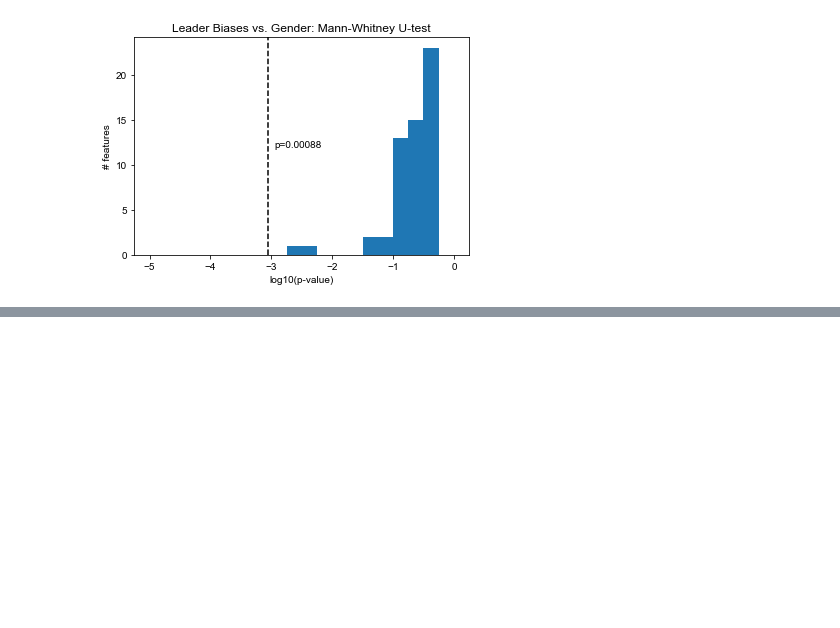
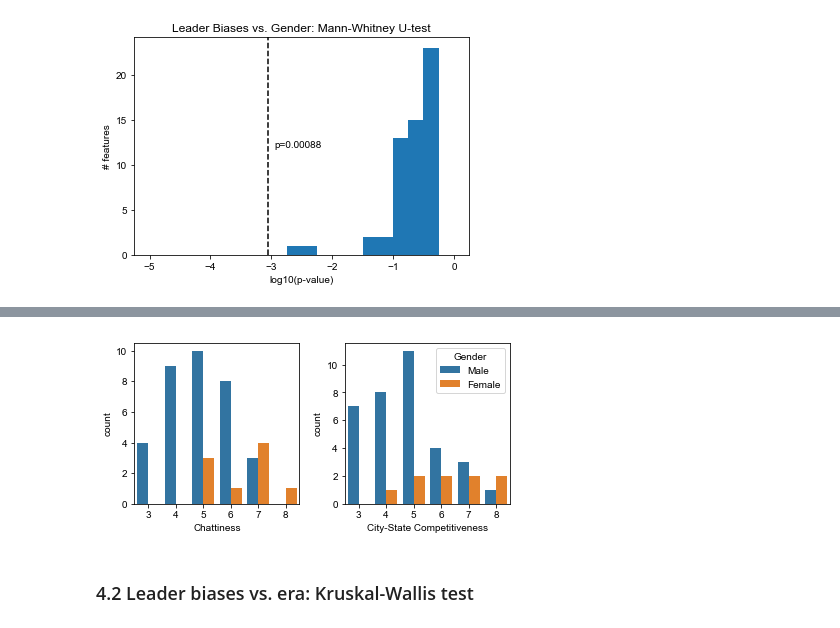
Before and after one commit to jhyun95/superfluous, a Jupyter notebook: civ5/civ5_analysis2.ipynb, the cells around one changed output, grey strips where cells are left out. Drawn from its saved outputs; the diff is of its cells as text; code cells hidden in the pictures; blank space fills up the shorter version.

```diff
--- a/civ5/civ5_analysis2.ipynb
+++ b/civ5/civ5_analysis2.ipynb
@@ -162,0 +172,13 @@ plt.savefig('figures/mann-whitney_pvalues.png', format='png', dpi=90)
+# %%
+fig, axs = plt.subplots(1, 2, figsize=(6,3))
+df_tmp = pd.concat([df.loc[:,'Chattiness'], df_meta.loc[:,'Gender']], axis=1)
+sns.countplot(x='Chattiness', hue='Gender', data=df_tmp, ax=axs[0])
+df_tmp = pd.concat([df.loc[:,'City-State Competitiveness'], df_meta.loc[:,'Gender']], axis=1)
+sns.countplot(x='City-State Competitiveness', hue='Gender', data=df_tmp, ax=axs[1])
+axs[0].get_legend().remove()
+plt.tight_layout()
+plt.savefig('figures/gender_top_bias_split.png', format='png', dpi=90)
+# %% [output]
+[figure, added]
+# %% [markdown]
+### 4.2 Leader biases vs. era: Kruskal-Wallis test
```
Also changed, not shown: parts of 12 cells of this notebook, 6 other files.
